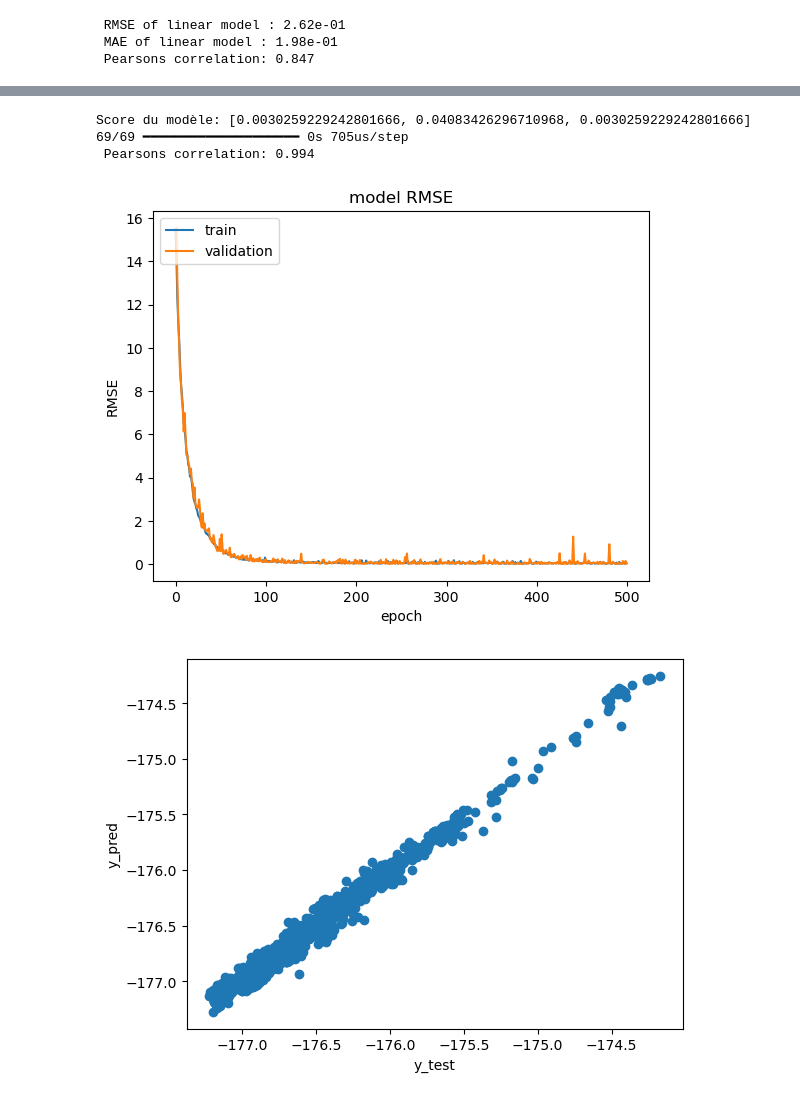
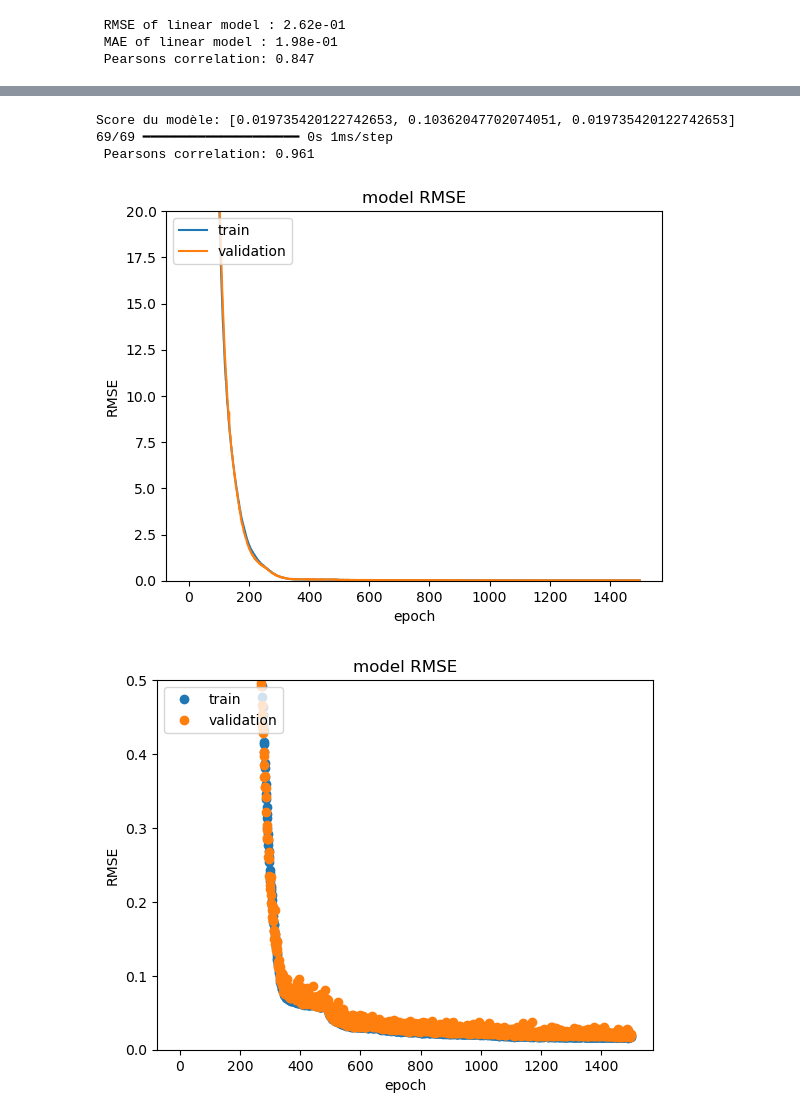
Before and after one commit to lucasboistay/molecular_dynamics, a Jupyter notebook: main.ipynb, the cells around one changed output, grey strips where cells are left out. Saved outputs shown, nothing was run; the diff lists cells and outputs as text; code cells hidden in the pictures.

```diff
--- a/main.ipynb
+++ b/main.ipynb
@@ -1048,0 +1141,17 @@ Epoch 500/500
+# %%
+# Création du modèle
+from keras.models import Sequential
+from keras.callbacks import ModelCheckpoint, EarlyStopping
+from keras.layers import Dense
+
+cb_sauvegarde = ModelCheckpoint(filepath='save/coulomb_mo2s4_Adam_over.keras', save_best_only=True)
+
+model = Sequential()
+
+model.add(Dense(units=18, activation='relu', input_shape=(36,)))
+model.add(Dense(units=18, activation='relu'))
+model.add(Dense(units=18, activation='relu'))
+
+model.add(Dense(units=1, activation='linear'))
+
+model.summary()
@@ -1048,0 +1174,14 @@ Epoch 500/500
+# %%
+# let's train the model
+
+# Utiliser l'optimiseur SGD avec un momentum
+optimiseur = Adam(learning_rate=0.0001)
+
+model.compile(loss='mse', optimizer=optimiseur, metrics=['mse', 'mae'])
+model.summary()
+
+history = model.fit(X_train, y_train, epochs=1500, batch_size=32, verbose=1, validation_split=0.2,callbacks=[cb_sauvegarde])
+
+# evaluate the model
+
+scores = model.evaluate(X_test, y_test)
@@ -1049,35 +1221,45 @@ Epoch 500/500
 # %%
 
 
 # resulsts and graph of history for RMSE
 
 print(f"Score du modèle: {scores}")
 
 # pearson correlation
 
 y_pred = model.predict(X_test)
 
 corr, _ = pearsonr(y_test, y_pred)
 
 print(' Pearsons correlation: %.3f' % corr)
 
 plt.plot(history.history['mse'])
 plt.plot(history.history['val_mse'])
 plt.title('model RMSE')
 plt.ylabel('RMSE')
 plt.xlabel('epoch')
 plt.legend(['train', 'validation'], loc='upper left')
+plt.ylim(0,20)
+plt.show()
+
+plt.plot(history.history['mse'],'o')
+plt.plot(history.history['val_mse'],'o')
+plt.title('model RMSE')
+plt.ylabel('RMSE')
+plt.xlabel('epoch')
+plt.legend(['train', 'validation'], loc='upper left')
+plt.ylim(0,0.5)
 plt.show()
 
 # afficher les valeurs prédites en fonction des valeurs réelles
 
 plt.scatter(y_test, y_pred)
 plt.xlabel('y_test')
 plt.ylabel('y_pred')
 plt.show()
 # %% [output]
-Score du modèle: [0.0030259229242801666, 0.04083426296710968, 0.0030259229242801666]
-69/69 ━━━━━━━━━━━━━━━━━━━━ 0s 705us/step
- Pearsons correlation: 0.994
+Score du modèle: [0.019735420122742653, 0.10362047702074051, 0.019735420122742653]
+69/69 ━━━━━━━━━━━━━━━━━━━━ 0s 1ms/step
+ Pearsons correlation: 0.961
-[figure, old version]
+[figure, new version]
-[figure, old version]
+[figure, new version]
```
Also changed, not shown: parts of 15 cells of this notebook, 6 other files.
